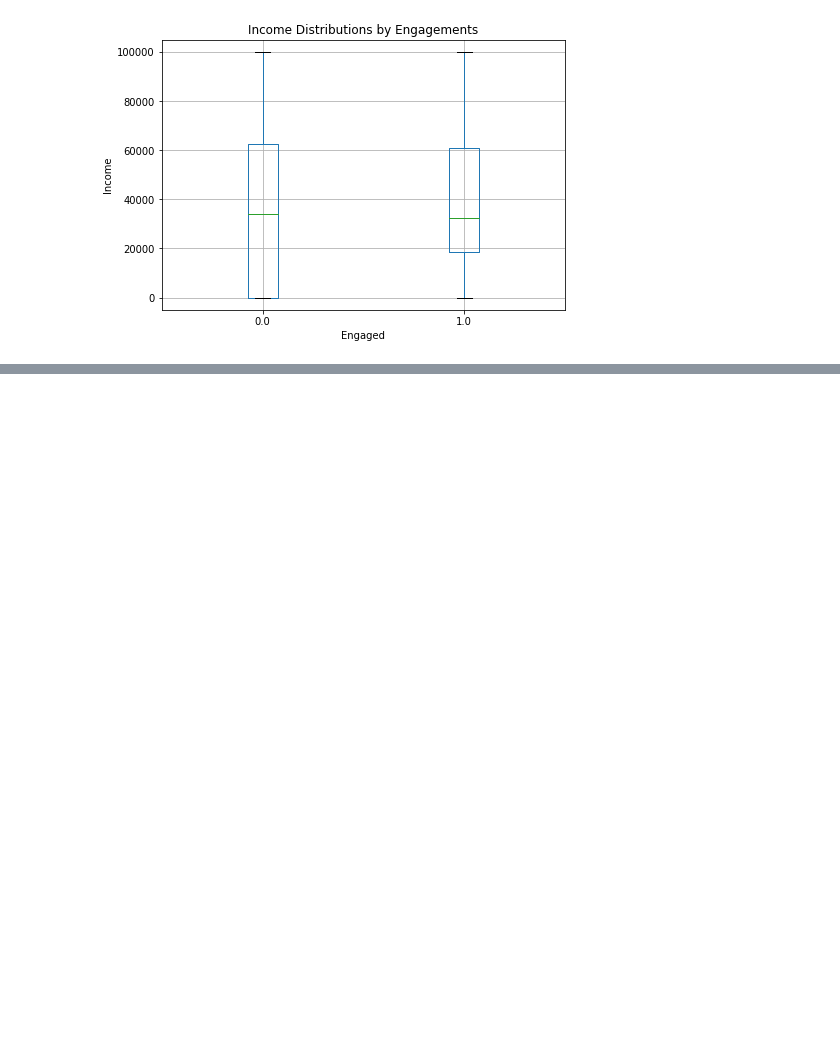
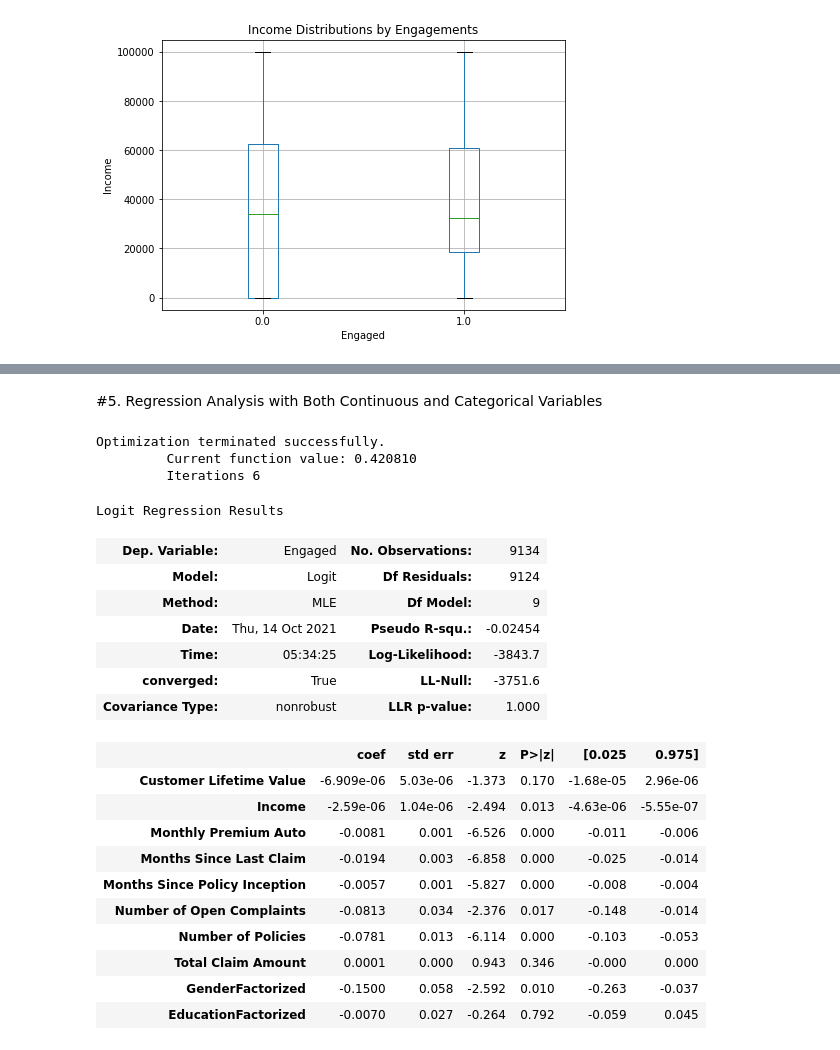
Before and after one commit to positivejmk/2021-2-practice, a Jupyter notebook: week5_practice_regression.ipynb, the cells around one changed output, grey strips where cells are left out. Saved outputs shown, nothing was run; the diff lists cells and outputs as text; code cells hidden in the pictures; blank space fills up the shorter version.

```diff
--- a/week5_practice_regression.ipynb
+++ b/week5_practice_regression.ipynb
@@ -191,0 +365,2 @@ plt.show()
+# %%
+df['EducationFactorized'] = categories.codes
@@ -191,0 +406,44 @@ plt.show()
+# %% [markdown]
+#5. Regression Analysis with Both Continuous and Categorical Variables
+# %%
+logit = sm.Logit(
+    df['Engaged'],
+    df[['Customer Lifetime Value',
+        'Income',
+        'Monthly Premium Auto',
+        'Months Since Last Claim',
+        'Months Since Policy Inception',
+        'Number of Open Complaints',
+        'Number of Policies',
+        'Total Claim Amount',
+        'GenderFactorized',
+        'EducationFactorized']]
+)
+# %%
+logit_fit = logit.fit()
+# %% [output]
+Optimization terminated successfully.
+         Current function value: 0.420810
+         Iterations 6
+# %%
+logit_fit.summary()
+# %% [output]
+Logit Regression Results
+| Dep. Variable: | Engaged | No. Observations: | 9134 |
+| Model: | Logit | Df Residuals: | 9124 |
+| Method: | MLE | Df Model: | 9 |
+| Date: | Thu, 14 Oct 2021 | Pseudo R-squ.: | -0.02454 |
+| Time: | 05:34:25 | Log-Likelihood: | -3843.7 |
+| converged: | True | LL-Null: | -3751.6 |
+| Covariance Type: | nonrobust | LLR p-value: | 1.000 |
+|  | coef | std err | z | P>|z| | [0.025 | 0.975] |
+| Customer Lifetime Value | -6.909e-06 | 5.03e-06 | -1.373 | 0.170 | -1.68e-05 | 2.96e-06 |
+| Income | -2.59e-06 | 1.04e-06 | -2.494 | 0.013 | -4.63e-06 | -5.55e-07 |
+| Monthly Premium Auto | -0.0081 | 0.001 | -6.526 | 0.000 | -0.011 | -0.006 |
+| Months Since Last Claim | -0.0194 | 0.003 | -6.858 | 0.000 | -0.025 | -0.014 |
+| Months Since Policy Inception | -0.0057 | 0.001 | -5.827 | 0.000 | -0.008 | -0.004 |
+| Number of Open Complaints | -0.0813 | 0.034 | -2.376 | 0.017 | -0.148 | -0.014 |
+| Number of Policies | -0.0781 | 0.013 | -6.114 | 0.000 | -0.103 | -0.053 |
+| Total Claim Amount | 0.0001 | 0.000 | 0.943 | 0.346 | -0.000 | 0.000 |
+| GenderFactorized | -0.1500 | 0.058 | -2.592 | 0.010 | -0.263 | -0.037 |
+| EducationFactorized | -0.0070 | 0.027 | -0.264 | 0.792 | -0.059 | 0.045 |
```
Also changed, not shown: parts of 41 cells of this notebook.
